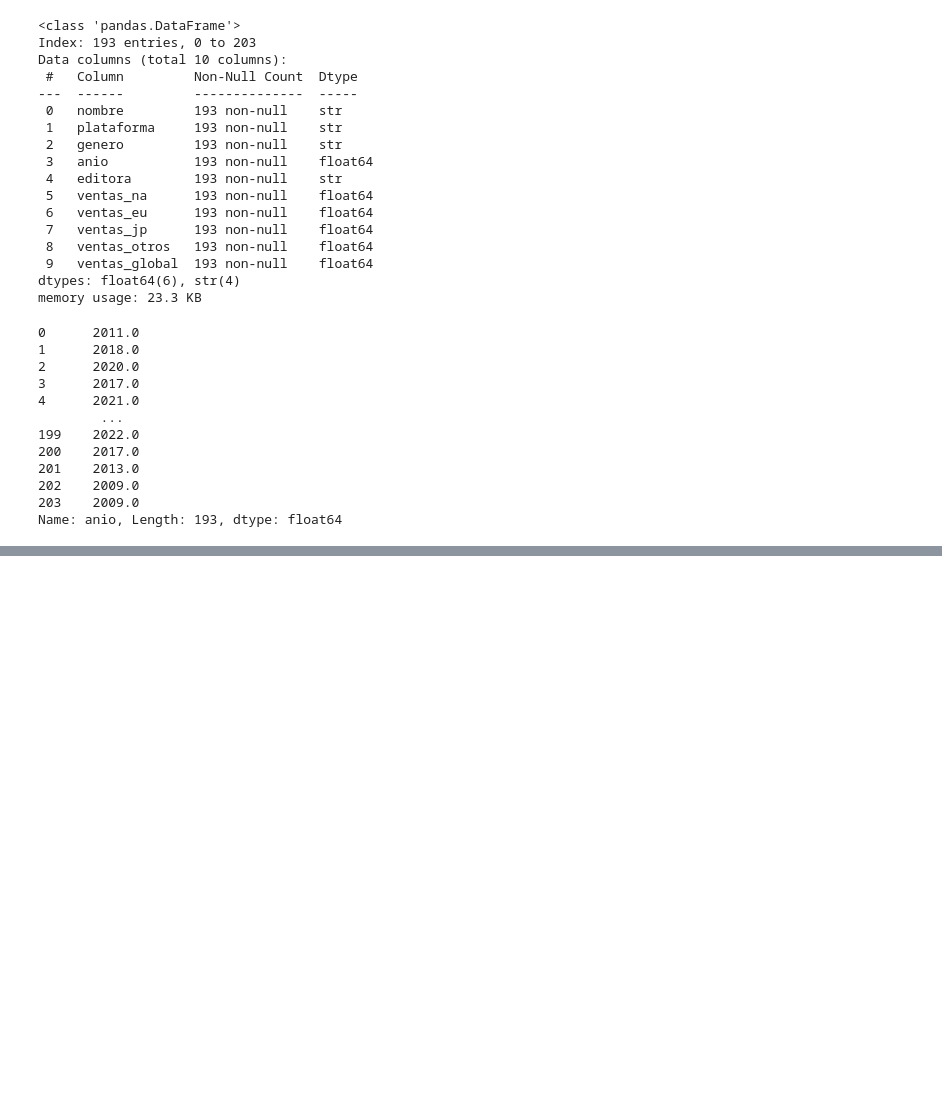
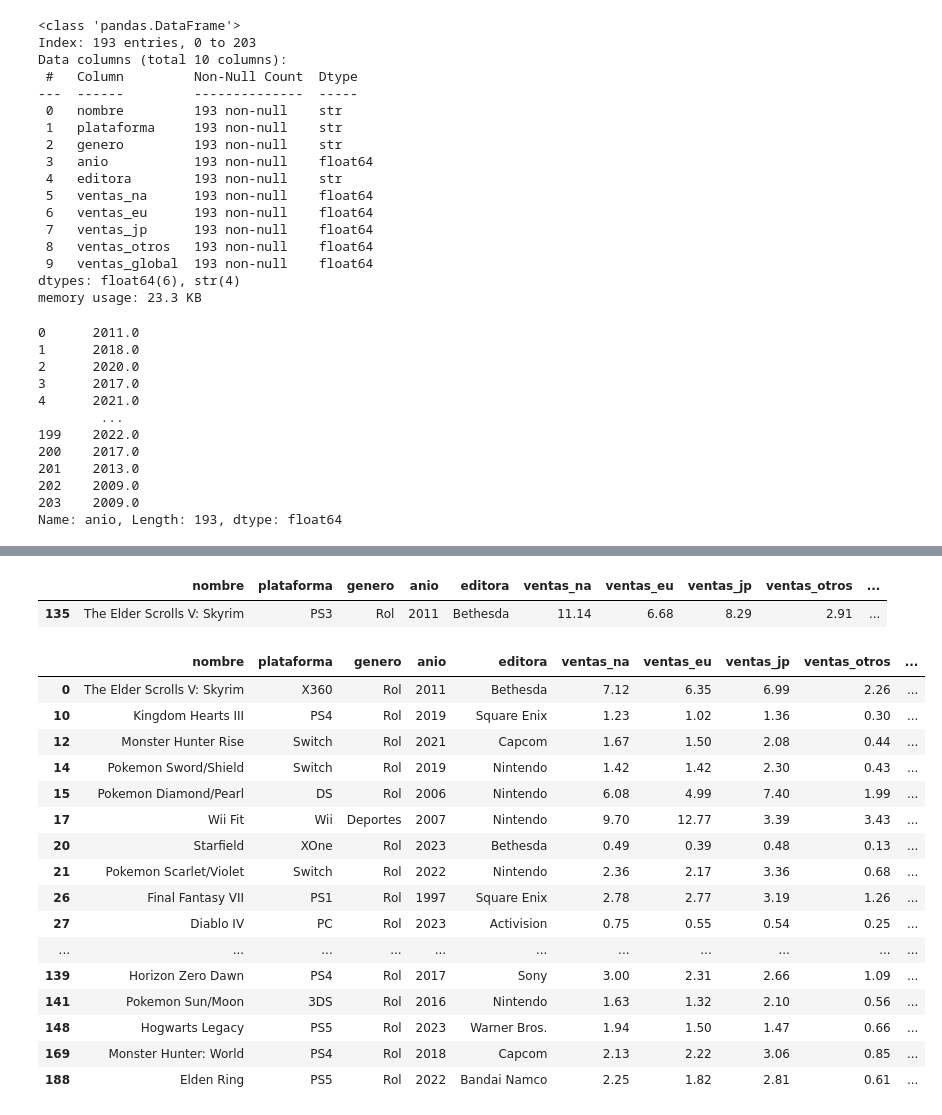
Before and after one commit to isanarmu/python-practice, a Jupyter notebook: section-13/analisis-de-ventas.ipynb, the cells around one changed output, grey strips where cells are left out. Drawn from its saved outputs; the diff is of its cells as text; code cells hidden in the pictures; blank space fills up the shorter version.

```diff
--- a/section-13/analisis-de-ventas.ipynb
+++ b/section-13/analisis-de-ventas.ipynb
@@ -167,0 +282,25 @@ df.head()
+# %%
+df[(df['ventas_global']> 25) & (df['genero'] == 'Rol')]
+# %% [output]
+|  | nombre | plataforma | genero | anio | editora | ventas_na | ventas_eu | ventas_jp | ventas_otros | ... |
+| 135 | The Elder Scrolls V: Skyrim | PS3 | Rol | 2011 | Bethesda | 11.14 | 6.68 | 8.29 | 2.91 | ... |
+# %%
+df[(df['ventas_global']> 25)| (df['genero'] == 'Rol')]
+# %% [output]
+|  | nombre | plataforma | genero | anio | editora | ventas_na | ventas_eu | ventas_jp | ventas_otros | ... |
+| 0 | The Elder Scrolls V: Skyrim | X360 | Rol | 2011 | Bethesda | 7.12 | 6.35 | 6.99 | 2.26 | ... |
+| 10 | Kingdom Hearts III | PS4 | Rol | 2019 | Square Enix | 1.23 | 1.02 | 1.36 | 0.30 | ... |
+| 12 | Monster Hunter Rise | Switch | Rol | 2021 | Capcom | 1.67 | 1.50 | 2.08 | 0.44 | ... |
+| 14 | Pokemon Sword/Shield | Switch | Rol | 2019 | Nintendo | 1.42 | 1.42 | 2.30 | 0.43 | ... |
+| 15 | Pokemon Diamond/Pearl | DS | Rol | 2006 | Nintendo | 6.08 | 4.99 | 7.40 | 1.99 | ... |
+| 17 | Wii Fit | Wii | Deportes | 2007 | Nintendo | 9.70 | 12.77 | 3.39 | 3.43 | ... |
+| 20 | Starfield | XOne | Rol | 2023 | Bethesda | 0.49 | 0.39 | 0.48 | 0.13 | ... |
+| 21 | Pokemon Scarlet/Violet | Switch | Rol | 2022 | Nintendo | 2.36 | 2.17 | 3.36 | 0.68 | ... |
+| 26 | Final Fantasy VII | PS1 | Rol | 1997 | Square Enix | 2.78 | 2.77 | 3.19 | 1.26 | ... |
+| 27 | Diablo IV | PC | Rol | 2023 | Activision | 0.75 | 0.55 | 0.54 | 0.25 | ... |
+| ... | ... | ... | ... | ... | ... | ... | ... | ... | ... | ... |
+| 139 | Horizon Zero Dawn | PS4 | Rol | 2017 | Sony | 3.00 | 2.31 | 2.66 | 1.09 | ... |
+| 141 | Pokemon Sun/Moon | 3DS | Rol | 2016 | Nintendo | 1.63 | 1.32 | 2.10 | 0.56 | ... |
+| 148 | Hogwarts Legacy | PS5 | Rol | 2023 | Warner Bros. | 1.94 | 1.50 | 1.47 | 0.66 | ... |
+| 169 | Monster Hunter: World | PS4 | Rol | 2018 | Capcom | 2.13 | 2.22 | 3.06 | 0.85 | ... |
+| 188 | Elden Ring | PS5 | Rol | 2022 | Bandai Namco | 2.25 | 1.82 | 2.81 | 0.61 | ... |
```
Also changed, not shown: parts of 8 cells of this notebook.
